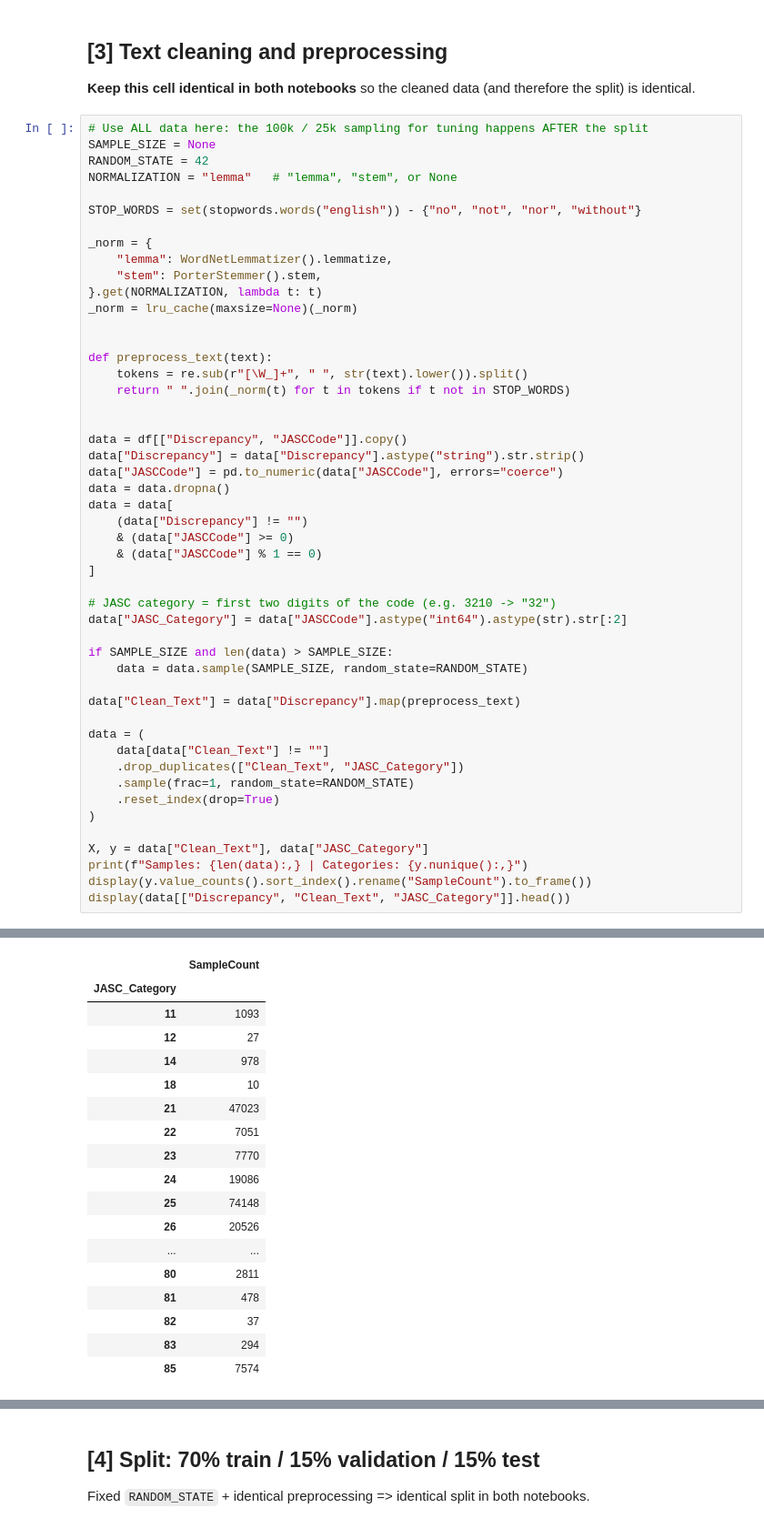
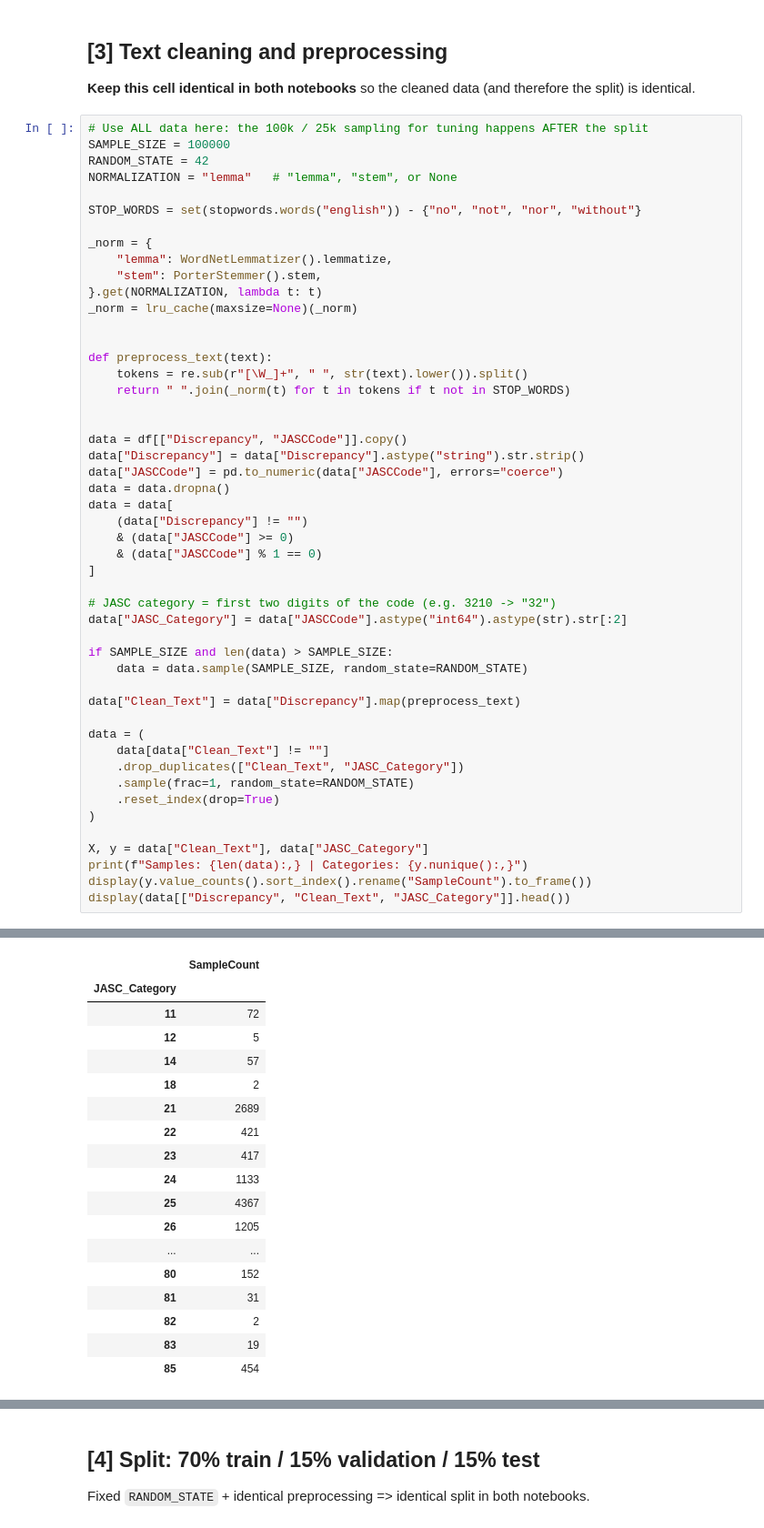
Before and after one commit to manikkuge-saumyadasa/AIE410_Project, a Jupyter notebook: Logistic_Regression_TFIDF/Logistic_Regression_TFIDF_Final.ipynb, the cells around one changed output, grey strips where cells are left out. Shown at 91% size. Saved outputs shown, nothing was run; the diff lists cells and outputs as text.

```diff
--- a/Logistic_Regression_TFIDF/Logistic_Regression_TFIDF_Final.ipynb
+++ b/Logistic_Regression_TFIDF/Logistic_Regression_TFIDF_Final.ipynb
@@ -86,7 +86,7 @@ for pkg in ["stopwords", "wordnet", "omw-1.4"]:
 **Keep this cell identical in both notebooks** so the cleaned data (and therefore the split) is identical.
 # %%
 # Use ALL data here: the 100k / 25k sampling for tuning happens AFTER the split
-SAMPLE_SIZE = None
+SAMPLE_SIZE = 100000
 RANDOM_STATE = 42
 NORMALIZATION = "lemma"   # "lemma", "stem", or None
 
@@ -138,19 +138,19 @@ Samples: 1,706,220 | Categories: 51
 |  | SampleCount |
 | JASC_Category |  |
-| 11 | 1093 |
-| 12 | 27 |
-| 14 | 978 |
-| 18 | 10 |
-| 21 | 47023 |
-| 22 | 7051 |
-| 23 | 7770 |
-| 24 | 19086 |
-| 25 | 74148 |
-| 26 | 20526 |
+| 11 | 72 |
+| 12 | 5 |
+| 14 | 57 |
+| 18 | 2 |
+| 21 | 2689 |
+| 22 | 421 |
+| 23 | 417 |
+| 24 | 1133 |
+| 25 | 4367 |
+| 26 | 1205 |
 | ... | ... |
-| 80 | 2811 |
-| 81 | 478 |
-| 82 | 37 |
-| 83 | 294 |
-| 85 | 7574 |
+| 80 | 152 |
+| 81 | 31 |
+| 82 | 2 |
+| 83 | 19 |
+| 85 | 454 |
 |  | Discrepancy | Clean_Text | JASC_Category |
```
Also changed, not shown: parts of 6 cells of this notebook, 4 other files.
